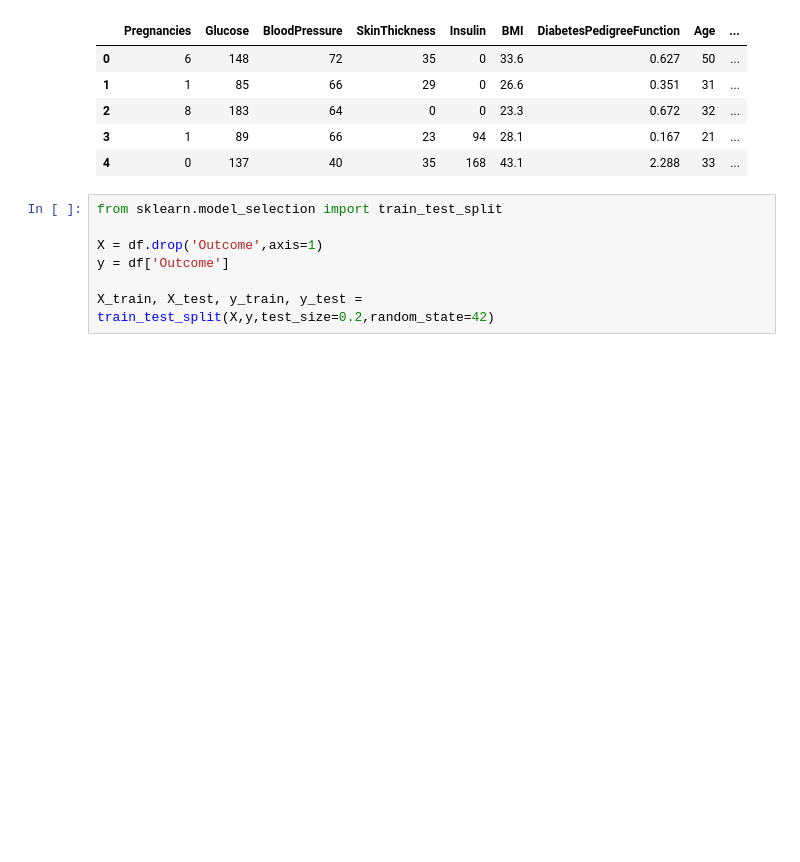
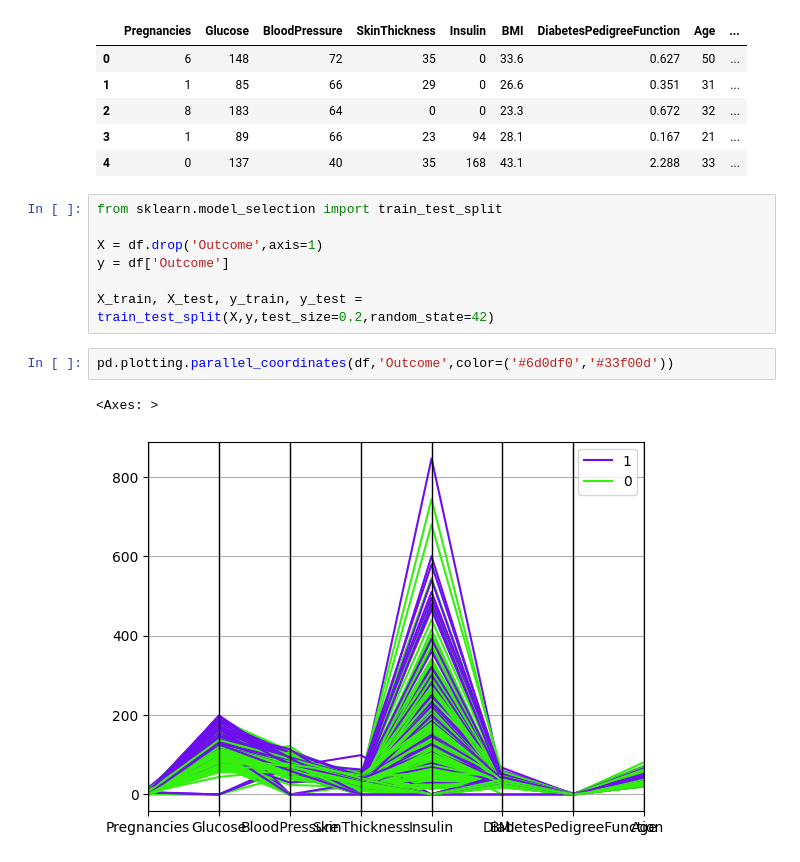
Before and after one commit to LuisCamachoRivero/arboles_de_desicion, a Jupyter notebook: src/explore.ipynb, the cells around one changed output. Cells and saved outputs as stored; diff of their text form; blank space fills up the shorter version.

```diff
--- a/src/explore.ipynb
+++ b/src/explore.ipynb
@@ -20,3 +20,8 @@ X = df.drop('Outcome',axis=1)
 y = df['Outcome']
 
 X_train, X_test, y_train, y_test = train_test_split(X,y,test_size=0.2,random_state=42)
+# %%
+pd.plotting.parallel_coordinates(df,'Outcome',color=('#6d0df0','#33f00d'))
+# %% [output]
+<Axes: >
+[figure, added]
```
